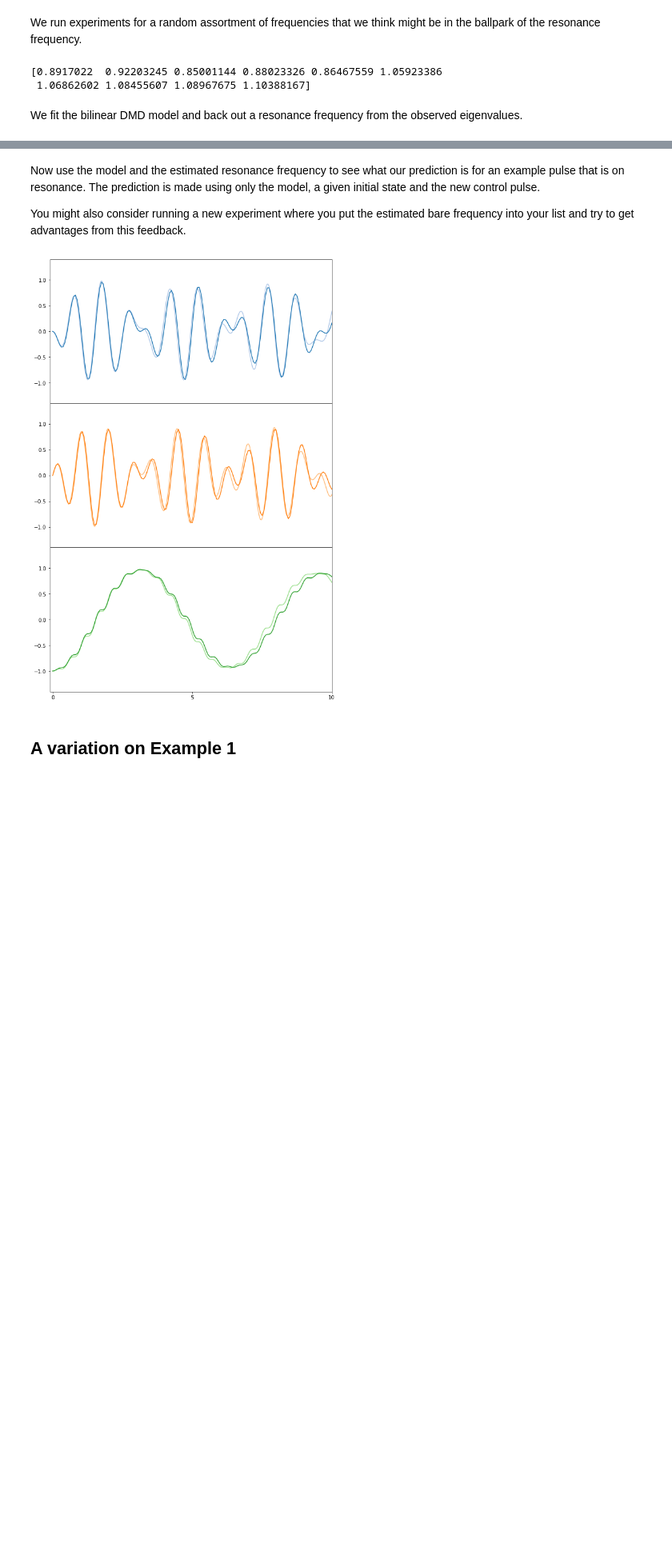
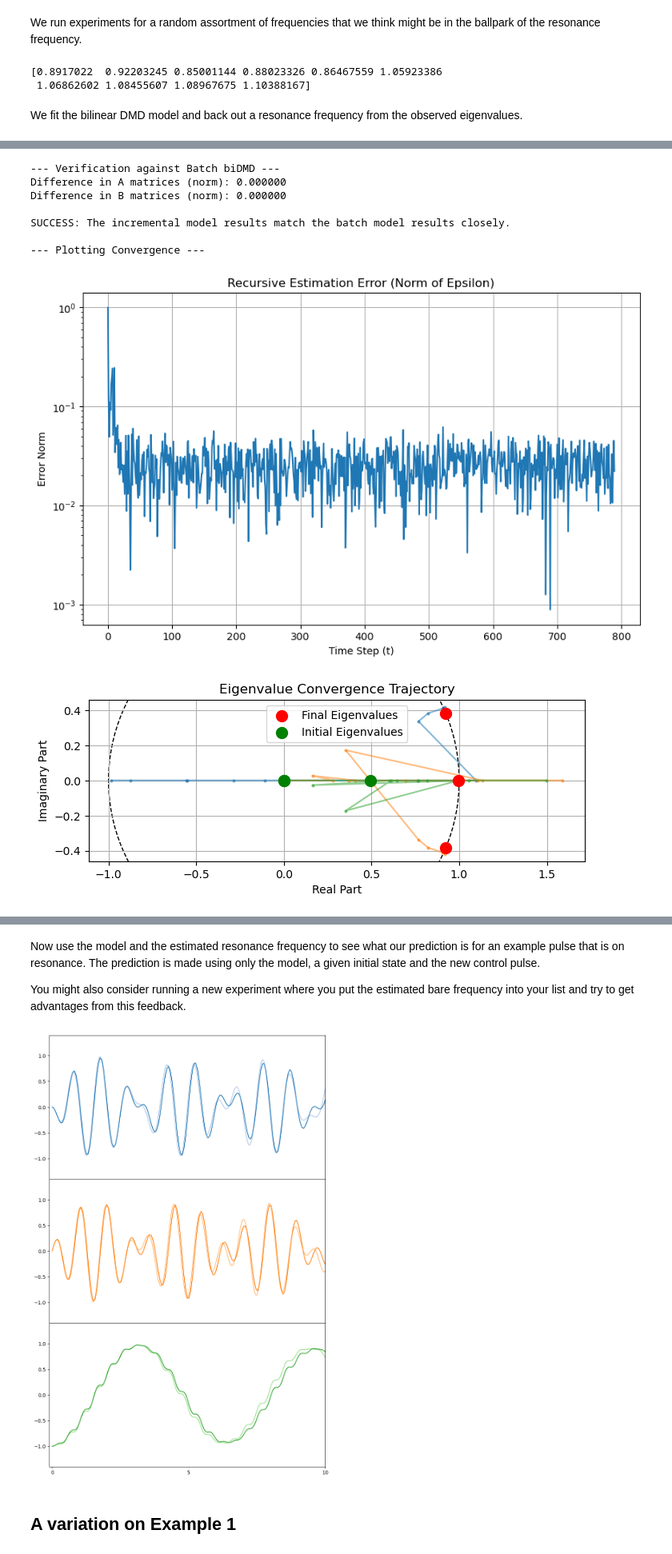
Before and after one commit to ImanGarsha/biDMD-for-quantum, a Jupyter notebook: Examples.ipynb, the cells around one changed output, grey strips where cells are left out. Shown at 80% size. Cells and saved outputs as stored; diff of their text form; code cells hidden in the pictures; blank space fills up the shorter version.

```diff
--- a/Examples.ipynb
+++ b/Examples.ipynb
@@ -195,3 +288,69 @@ Eigs:  [0.92071332+0.38479039j 0.92071332-0.38479039j 0.99421494+0.j        ]
+# %%
+
+import matplotlib.pyplot as plt
+
+
+# --- 1. Verification: Compare with Batch biDMD ---
+
+print("--- Verification against Batch biDMD ---")
+
+# Run the standard batch biDMD on the same data
+batch_model = dmd.biDMD(
+    QbData.Y2_flat,
+    QbData.Y1_flat,
+    QbData.U1y_flat,
+    QbData.T1y_flat,
+    threshold_type='count',
+    threshold=6
+)
+
+# Your incremental model is already run and stored in 'model'
+incremental_model = model1
+
+# Compare the learned A matrices
+# We use the Frobenius norm of the difference. A smaller number is better.
+diff_A = np.linalg.norm(batch_model.A - incremental_model.A)
+print(f"Difference in A matrices (norm): {diff_A:.6f}")
+
+# Compare the learned B matrices
+diff_B = np.linalg.norm(batch_model.B - incremental_model.B)
+print(f"Difference in B matrices (norm): {diff_B:.6f}")
+
+if diff_A < 1e-6 and diff_B < 1e-6:
+    print("\nSUCCESS: The incremental model results match the batch model results closely.")
+else:
+    print("\nWARNING: The incremental model results differ significantly from the batch model.")
+
+# --- 2. Plot Estimation Error ---
+
+print("\n--- Plotting Convergence ---")
+
+plt.figure(figsize=(10, 6))
+plt.plot(incremental_model.error_history)
+plt.title('Recursive Estimation Error (Norm of Epsilon)')
+plt.xlabel('Time Step (t)')
+plt.ylabel('Error Norm')
+plt.grid(True)
+plt.yscale('log') # Log scale is often useful for viewing convergence
+plt.show()
+
+
+# --- 3. Plot Eigenvalue Convergence ---
+
+# Use the new plotting function from the dmd.plot module
+# Note: You might need to restart your kernel for the new function to be imported
+dmd.plot.plot_eigs_history(incremental_model.eigs_history, figsize=(8, 8))
+plt.show()
+# %% [output]
+--- Verification against Batch biDMD ---
+Difference in A matrices (norm): 0.000000
+Difference in B matrices (norm): 0.000000
+
+SUCCESS: The incremental model results match the batch model results closely.
+
+--- Plotting Convergence ---
+[figure, added]
+[figure, added]
 # %%
 # Plot some of the training data and the training fit
 for j in range(min(n_experiments, 3)):
```
Also changed, not shown: parts of 17 cells of this notebook.
